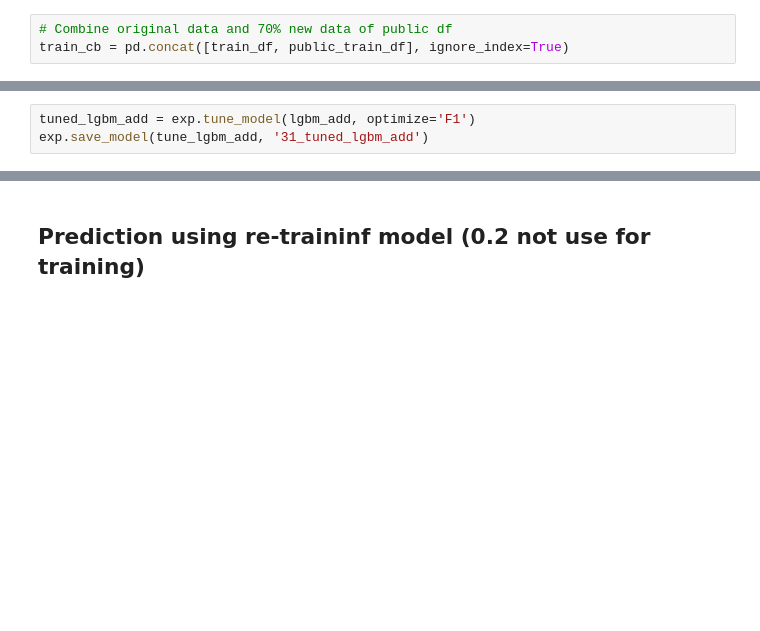
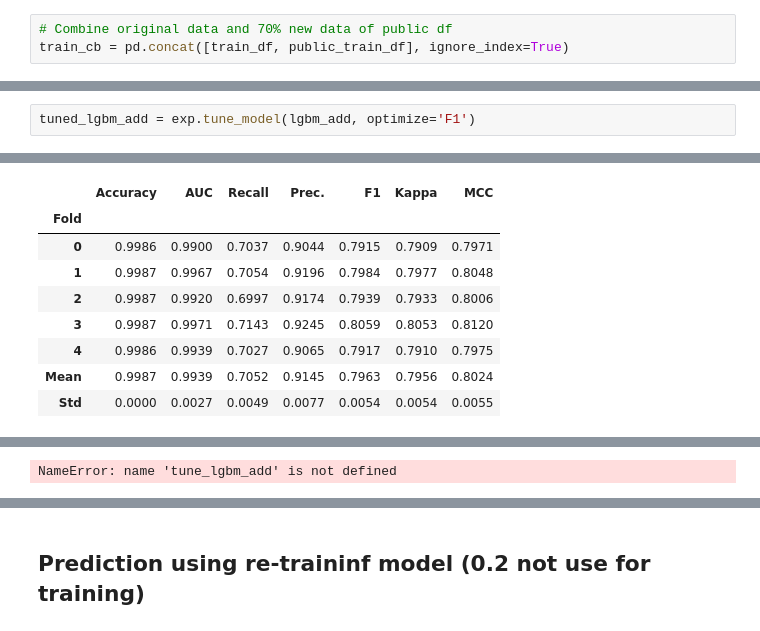
Before and after one commit to chun-yu-L/Credit-Card-Fraud-Prediction-2023, a Jupyter notebook: public_partial_fit.ipynb, the cells around one changed output, grey strips where cells are left out. Cells and saved outputs as stored; diff of their text form; blank space fills up the shorter version.

```diff
--- a/public_partial_fit.ipynb
+++ b/public_partial_fit.ipynb
@@ -284,3 +315,3 @@ lgbm_add =  exp.create_model('lgbm')
 # %%
 tuned_lgbm_add = exp.tune_model(lgbm_add, optimize='F1')
-exp.save_model(tune_lgbm_add, '31_tuned_lgbm_add')
+# %% [output]
@@ -286,0 +319,9 @@ exp.save_model(tune_lgbm_add, '31_tuned_lgbm_add')
+|  | Accuracy | AUC | Recall | Prec. | F1 | Kappa | MCC |
+| Fold |  |  |  |  |  |  |  |
+| 0 | 0.9986 | 0.9900 | 0.7037 | 0.9044 | 0.7915 | 0.7909 | 0.7971 |
+| 1 | 0.9987 | 0.9967 | 0.7054 | 0.9196 | 0.7984 | 0.7977 | 0.8048 |
+| 2 | 0.9987 | 0.9920 | 0.6997 | 0.9174 | 0.7939 | 0.7933 | 0.8006 |
+| 3 | 0.9987 | 0.9971 | 0.7143 | 0.9245 | 0.8059 | 0.8053 | 0.8120 |
+| 4 | 0.9986 | 0.9939 | 0.7027 | 0.9065 | 0.7917 | 0.7910 | 0.7975 |
+| Mean | 0.9987 | 0.9939 | 0.7052 | 0.9145 | 0.7963 | 0.7956 | 0.8024 |
+| Std | 0.0000 | 0.0027 | 0.0049 | 0.0077 | 0.0054 | 0.0054 | 0.0055 |
@@ -286,0 +346 @@ exp.save_model(tune_lgbm_add, '31_tuned_lgbm_add')
+NameError: name 'tune_lgbm_add' is not defined
```
Also changed, not shown: parts of 10 cells of this notebook.
